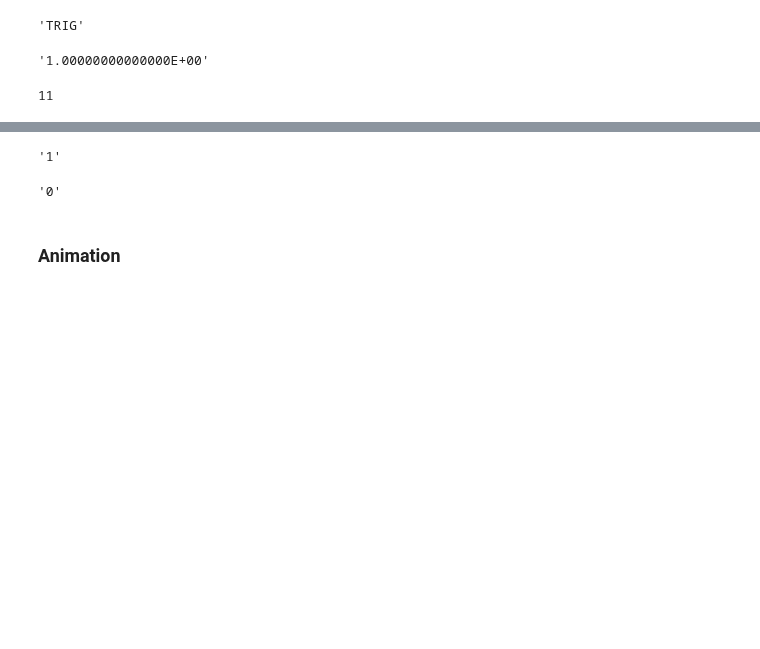
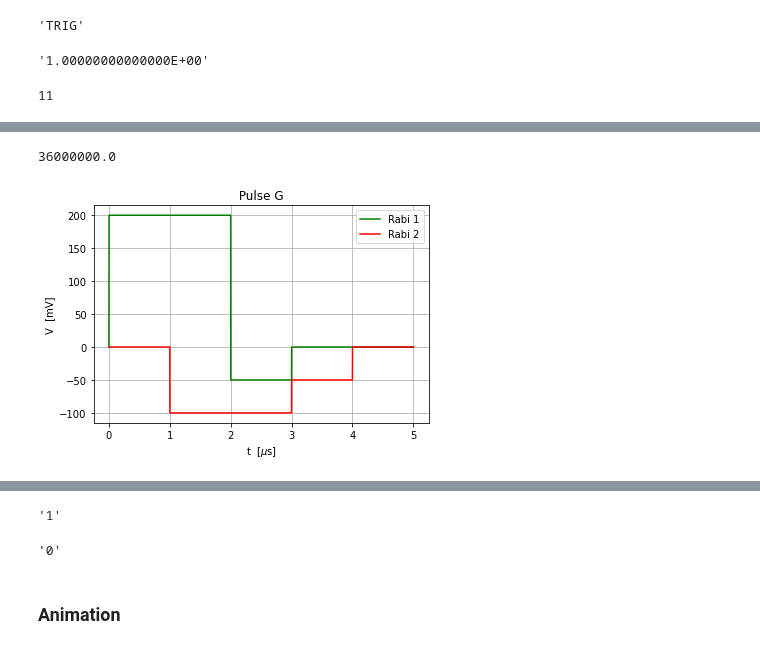
Before and after one commit to Holcan/STM, a Jupyter notebook: M8190/mechanicus.ipynb, the cells around one changed output, grey strips where cells are left out. Saved outputs shown, nothing was run; the diff lists cells and outputs as text; code cells hidden in the pictures; blank space fills up the shorter version.

```diff
--- a/M8190/mechanicus.ipynb
+++ b/M8190/mechanicus.ipynb
@@ -362,0 +569,9 @@ M8190A.write('TRIG:BEG1 ')
+# %%
+5e-3 * 7.2e9
+# %% [output]
+36000000.0
+# %%
+#Pulse Sequence1 4 minsapprox
+pol, tim = Sweep(PScheme,10,0,5,36000000)
+pullistT = pol/AWG_S1['Amplitude']
+#np.savetxt("test.csv",pullistT, delimiter = ",")
@@ -362,0 +580,6 @@ M8190A.write('TRIG:BEG1 ')
+# %%
+#Pulse Sequence2
+
+mpol, mtim = Sweep(PScheme2,10,0,5,36000000)
+pullistT2 = mpol/AWG_S1['Amplitude']
+#np.savetxt("test2.csv",pullistT2, delimiter = ",")
@@ -362,0 +588,14 @@ M8190A.write('TRIG:BEG1 ')
+# %%
+fig,ax= plt.subplots()
+
+ax.grid(True)
+plt.plot(tim,pol,'-g',label= 'Rabi 1')
+plt.plot(mtim,mpol,'-r',label= 'Rabi 2')
+ax.set_ylabel('V  [mV]')
+ax.set_xlabel('t  [$\mu$s]')
+ax.set_title(' Pulse G ')
+ax.legend(loc=0)
+plt.show()
+#fig.savefig('Pulse_sweep_t=20',optimize=True,bbox_inches='tight')
+# %% [output]
+[figure, added]
```
Also changed, not shown: parts of 83 cells of this notebook, 1 other file.
